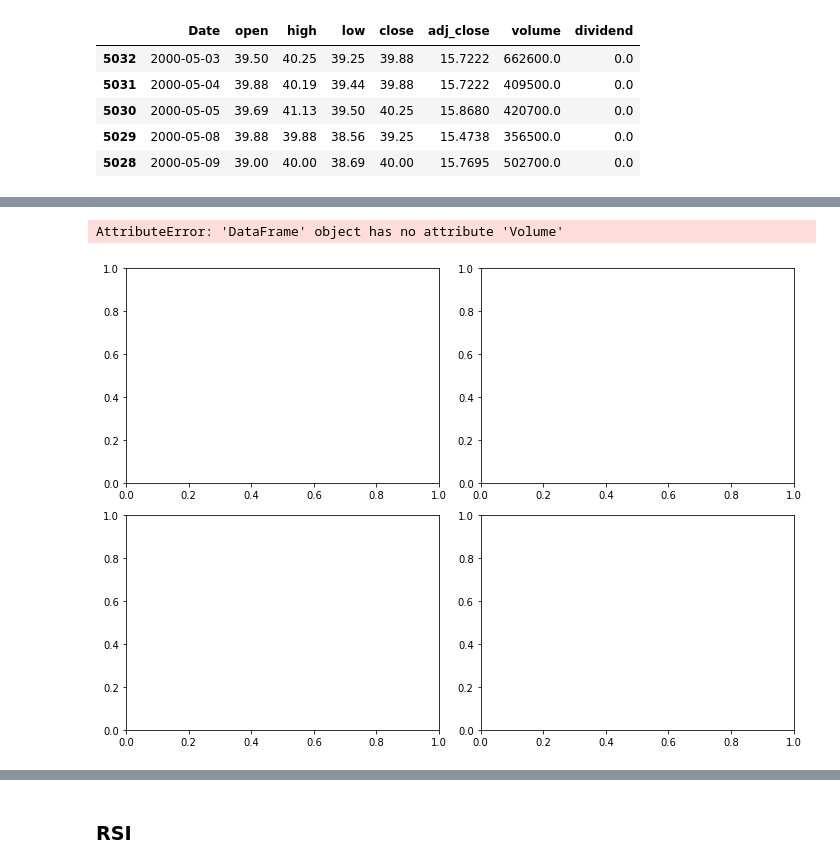
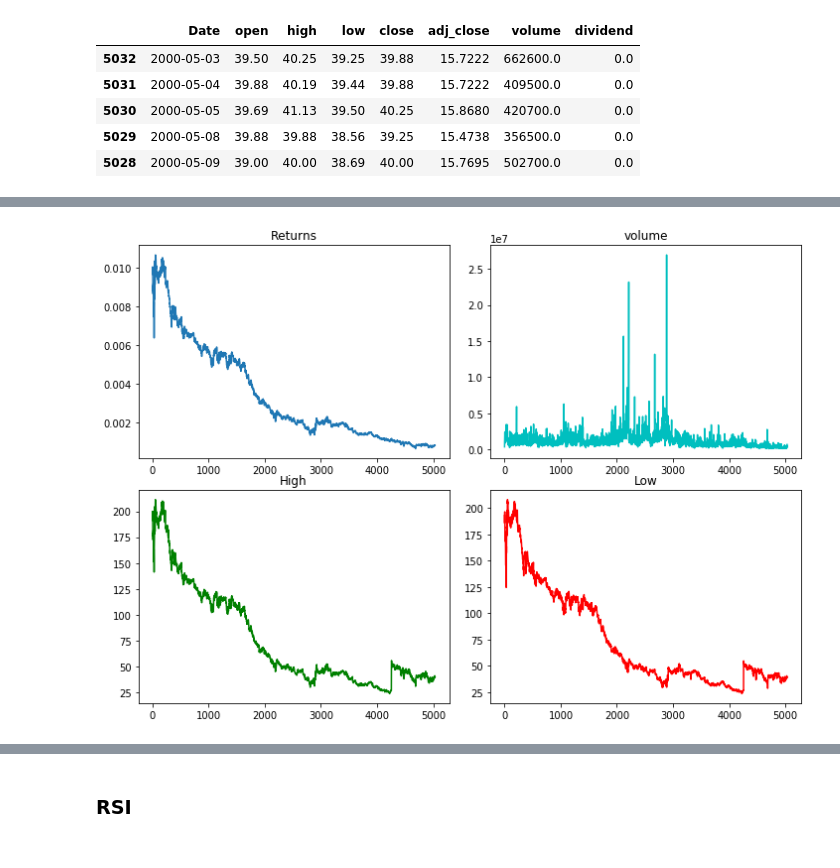
Before and after one commit to rittik97/Studies-on-SPYs, a Jupyter notebook: Playground.ipynb, the cells around one changed output, grey strips where cells are left out. Cells and saved outputs as stored; diff of their text form; code cells hidden in the pictures.

```diff
--- a/Playground.ipynb
+++ b/Playground.ipynb
@@ -80,18 +80,17 @@ spy.describe().T
 # %%
 fig, ax = plt.subplots(2,2, figsize=(10,7))
 fig.tight_layout()
-ax[0][1].plot(spy.Volume, color='c')
-ax[0][1].set_title("Volume");
+ax[0][1].plot(spy.volume, color='c')
+ax[0][1].set_title("volume");
 
 ax[0][0].plot(spy.adj_close/spy.adj_close[0]/100);
 ax[0][0].set_title("Returns");
 
-ax[1][1].plot(spy.Low, color='r')
+ax[1][1].plot(spy.low, color='r')
 ax[1][1].set_title("Low");
 
-ax[1][0].plot(spy.High, color='g')
+ax[1][0].plot(spy.high, color='g')
 ax[1][0].set_title("High");
 # %% [output]
-AttributeError: 'DataFrame' object has no attribute 'Volume'
-[figure, old version]
+[figure, new version]
 # %%
```
Also changed, not shown: parts of 31 cells of this notebook.
